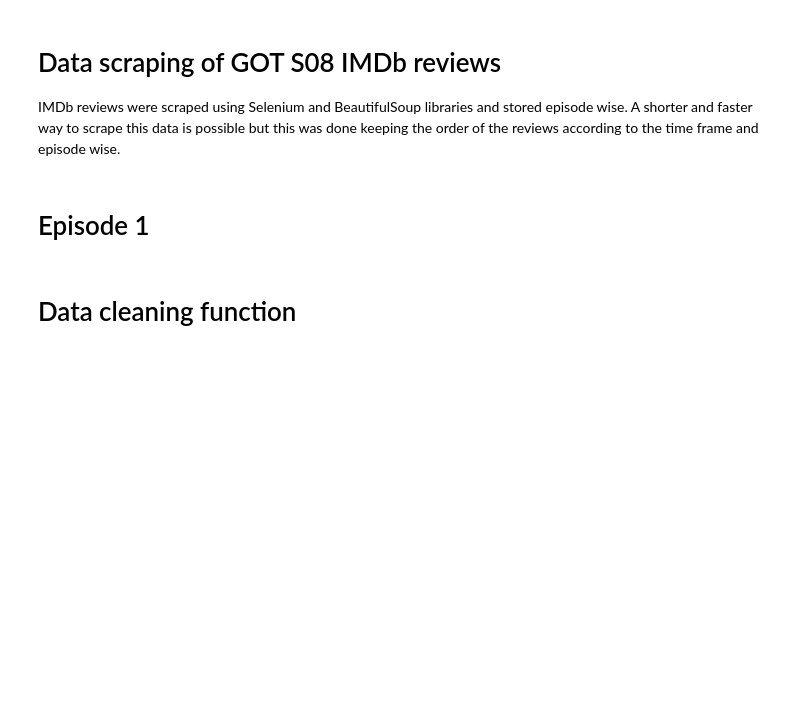
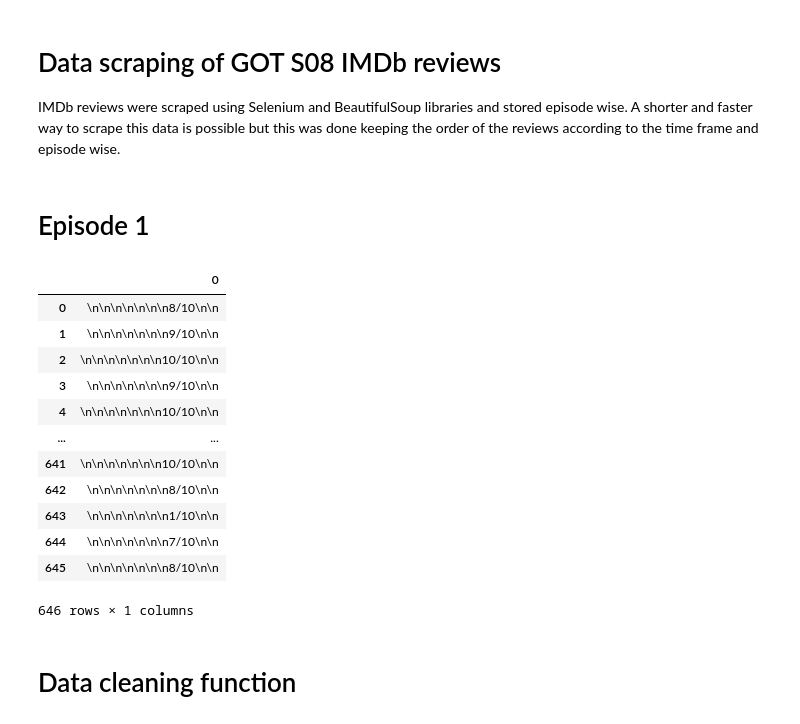
Before and after one commit to devraval/GOT_S08_sentiments, a Jupyter notebook: IMDb_reviews_data_collection.ipynb, the cells around one changed output. Saved outputs shown, nothing was run; the diff lists cells and outputs as text; code cells hidden in the pictures; blank space fills up the shorter version.

```diff
--- a/IMDb_reviews_data_collection.ipynb
+++ b/IMDb_reviews_data_collection.ipynb
@@ -70,6 +70,22 @@ import pandas as pd
 content=pd.read_csv('/content/drive/MyDrive/Kaggle/EP1_content.csv',index_col=0)
 rating=pd.read_csv('/content/drive/MyDrive/Kaggle/EP1_rating.csv',index_col=0)
 title=pd.read_csv('/content/drive/MyDrive/Kaggle/EP!_title.csv',index_col=0)
+# %%
+rating
+# %% [output]
+|  | 0 |
+| 0 | \n\n\n\n\n\n\n8/10\n\n |
+| 1 | \n\n\n\n\n\n\n9/10\n\n |
+| 2 | \n\n\n\n\n\n\n10/10\n\n |
+| 3 | \n\n\n\n\n\n\n9/10\n\n |
+| 4 | \n\n\n\n\n\n\n10/10\n\n |
+| ... | ... |
+| 641 | \n\n\n\n\n\n\n10/10\n\n |
+| 642 | \n\n\n\n\n\n\n8/10\n\n |
+| 643 | \n\n\n\n\n\n\n1/10\n\n |
+| 644 | \n\n\n\n\n\n\n7/10\n\n |
+| 645 | \n\n\n\n\n\n\n8/10\n\n |
+646 rows × 1 columns
 # %% [markdown]
 # Data cleaning function
 # %%
```
Also changed, not shown: parts of 4 cells of this notebook.
